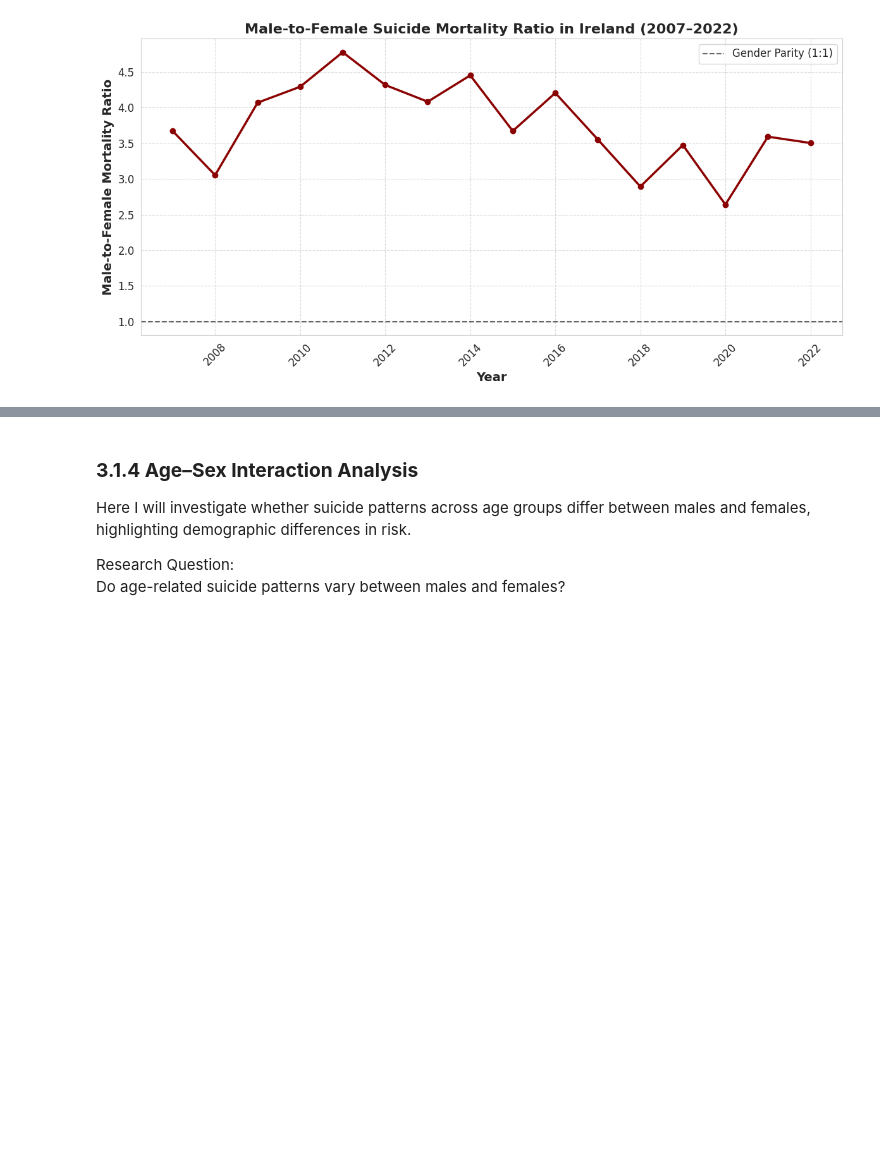
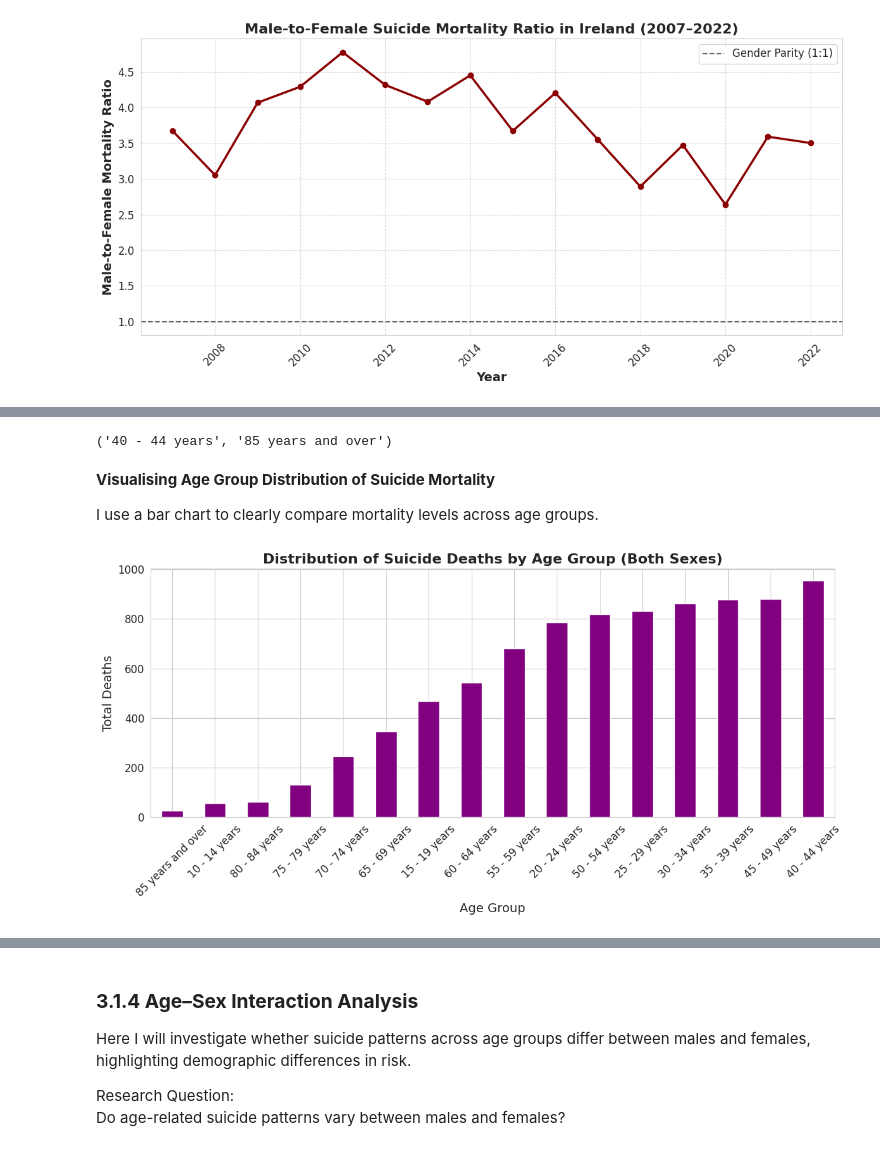
Before and after one commit to NibnabCodes/pfda_project, a Jupyter notebook: analysis.ipynb, the cells around one changed output, grey strips where cells are left out. Drawn from its saved outputs; the diff is of its cells as text; code cells hidden in the pictures; blank space fills up the shorter version.

Commit message:
plots for distr of death per age group; re-cleaned irish mort data

```diff
--- a/analysis.ipynb
+++ b/analysis.ipynb
@@ -219,9 +180,0 @@ Link to query: https://chatgpt.com/share/694ac1d5-86f0-8011-bddb-4f6d0aa88329
-# %%
-ALL_AGES_MIDPOINT = 42
-irish_age_sex_df["Age Group at Death"] = (
-    irish_age_sex_df["Age Group at Death"]
-    .fillna(ALL_AGES_MIDPOINT)
-)
-
-# Verify age group conversion
-print(irish_age_sex_df["Age Group at Death"].unique())
@@ -1042,0 +997,8 @@ Which age groups account for the most and least deaths, and how do their contrib
+# %%
+both_sexes_df = irish_deaths_by_age_sex_pivot.xs(
+    key="Both sexes",
+    level="Sex",
+    axis=1
+)
+
+both_sexes_df.head()
@@ -1042,0 +1017,4 @@ Which age groups account for the most and least deaths, and how do their contrib
+# %%
+age_group_totals = both_sexes_df.sum(axis=0)
+
+age_group_totals.sort_values(ascending=False)
@@ -1042,0 +1045,2 @@ Which age groups account for the most and least deaths, and how do their contrib
+# %%
+age_group_totals_clean = age_group_totals.drop("All ages")
@@ -1042,0 +1063,31 @@ Which age groups account for the most and least deaths, and how do their contrib
+# %%
+highest_age_group = age_group_totals_clean.idxmax()
+lowest_age_group = age_group_totals_clean.idxmin()
+
+highest_age_group, lowest_age_group
+# %% [output]
+('40 - 44 years', '85 years and over')
+# %% [markdown]
+**Visualising Age Group Distribution of Suicide Mortality**
+
+I use a bar chart to clearly compare mortality levels across age groups.
+# %%
+plt.figure(figsize=(12, 6))
+
+age_group_totals_clean.sort_values().plot(
+    kind="bar",
+    color="purple"
+)
+
+plt.title(
+    "Distribution of Suicide Deaths by Age Group (Both Sexes)",
+    fontsize=16,
+    weight="bold"
+)
+plt.xlabel("Age Group", fontsize=14)
+plt.ylabel("Total Deaths", fontsize=14)
+plt.xticks(rotation=45, fontsize=12)
+plt.yticks(fontsize=12)
+plt.tight_layout()
+# %% [output]
+[figure, added]
```
Also changed, not shown: parts of 24 cells of this notebook, 1 other file.
